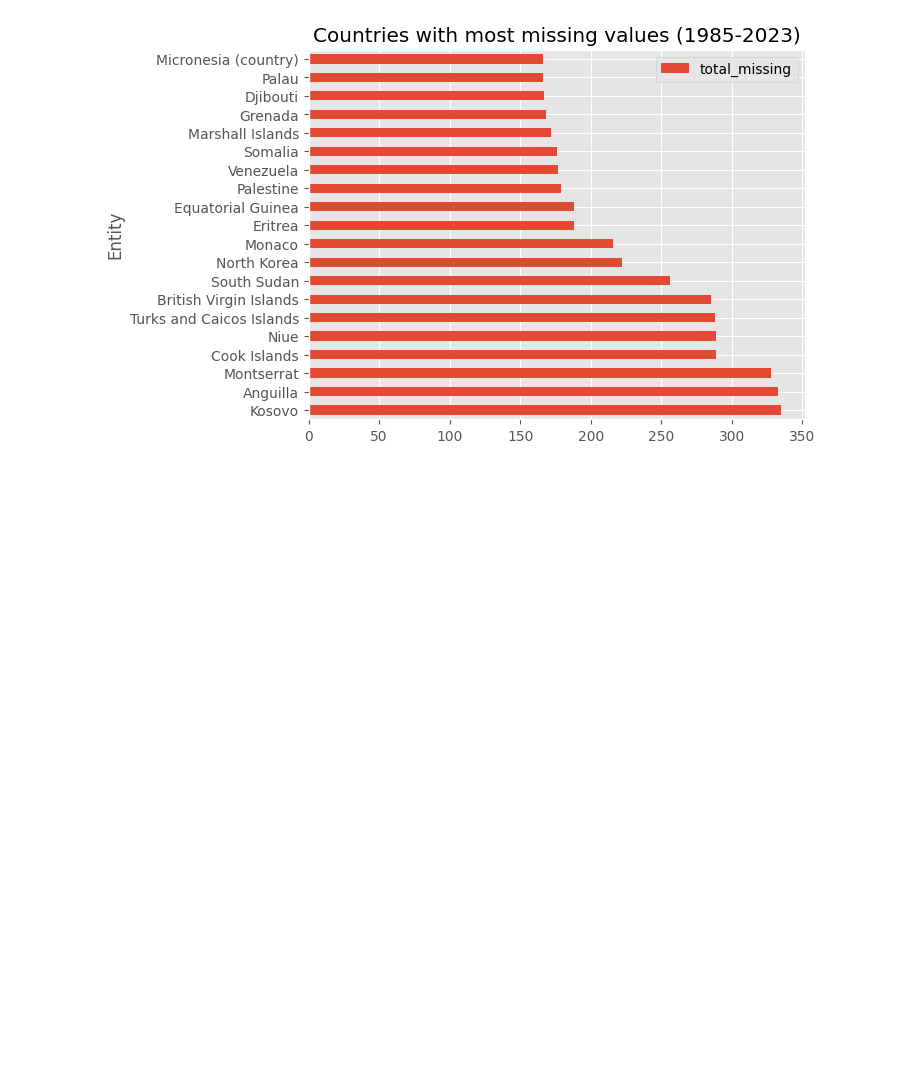
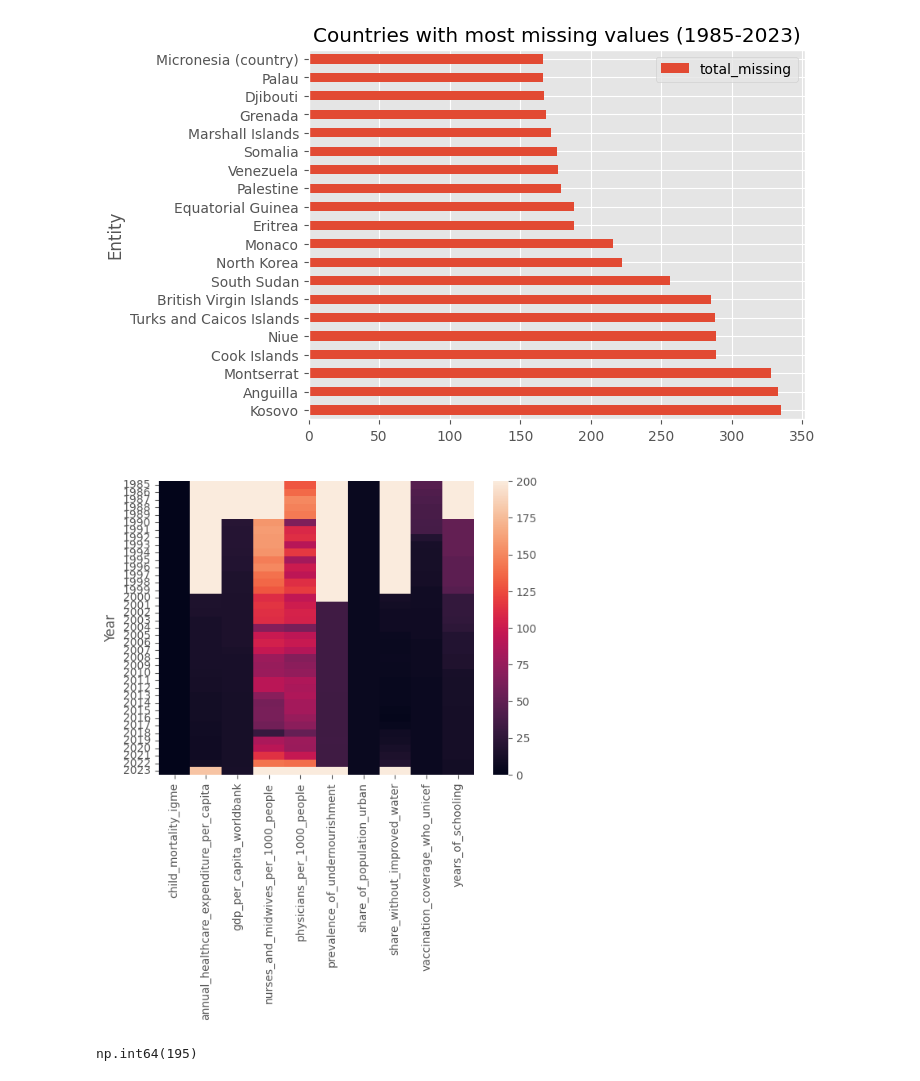
Before and after one commit to HamzahFayad/master_thesis_child_mortality, a Jupyter notebook: 01_notebooks/0_data_raw_analysis.ipynb, the cells around one changed output. Saved outputs shown, nothing was run; the diff lists cells and outputs as text; code cells hidden in the pictures; blank space fills up the shorter version.

Commit message:
feat: new insights 1985 forwards, MDG gloas

```diff
--- a/01_notebooks/0_data_raw_analysis.ipynb
+++ b/01_notebooks/0_data_raw_analysis.ipynb
@@ -204,3 +216,20 @@ plt.show()
 # TODO: prozentualer Anteil
 # %% [output]
 [figure]
+# %%
+sort_years2 = limited_df.isna().groupby(limited_df["Year"]).sum()
+sort_years2 = sort_years2.drop(columns=["Entity", "Year", "Code"])
+sns.heatmap(sort_years2, yticklabels=True)
+plt.show()
+
+#NOTE:
+# lightbeige = 200 missing values, darkviolet = 0 missing values
+# until 2000, there are many columns with almost 200 missing values = for all countries
+# from 2000 forwards the amount of missing values is smaller for some columns, other still have around 20-80 Nans
+# from 2000 (START of MDG goals): data quality improved, statistic monitoring & better data collections for many countries
+# %% [output]
+[figure, added]
+# %%
+limited_df["share_of_population_urban"].isna().sum()
+# %% [output]
+np.int64(195)
```
Also changed, not shown: parts of 1 cell of this notebook.
